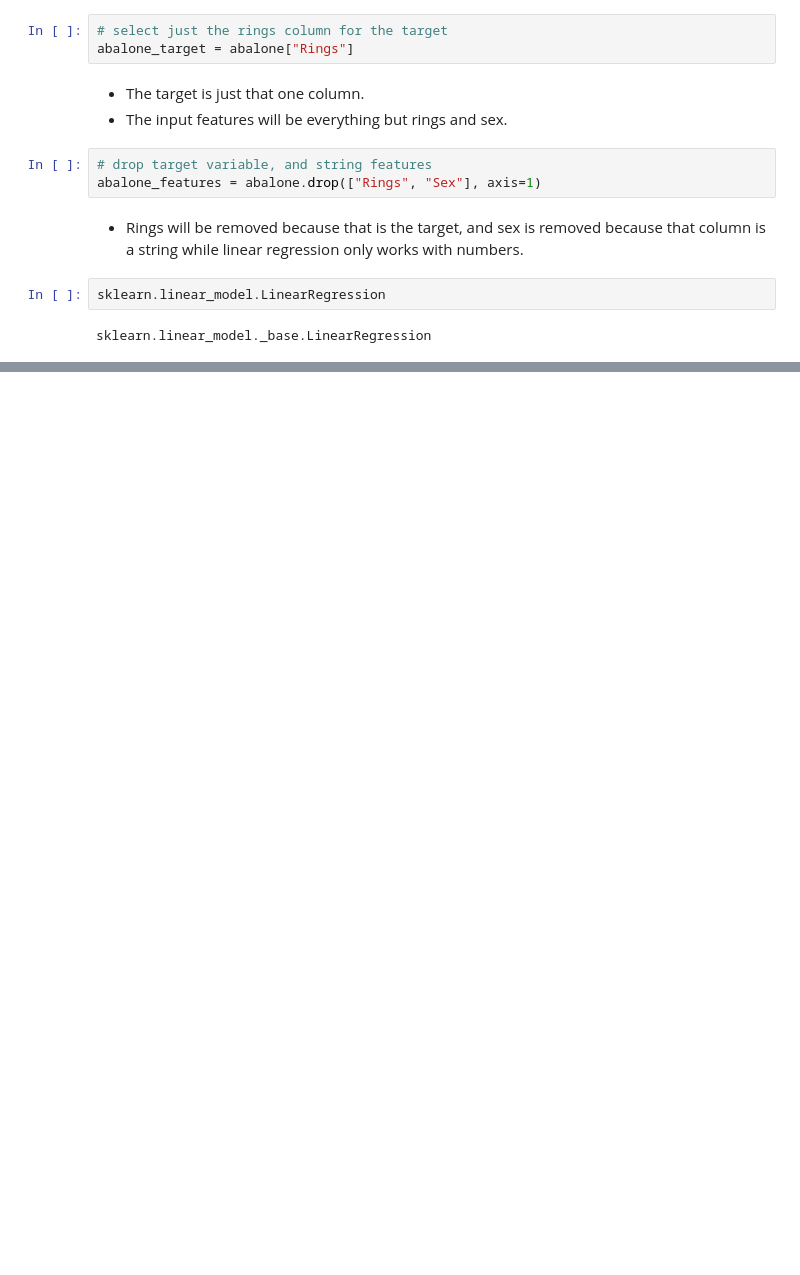
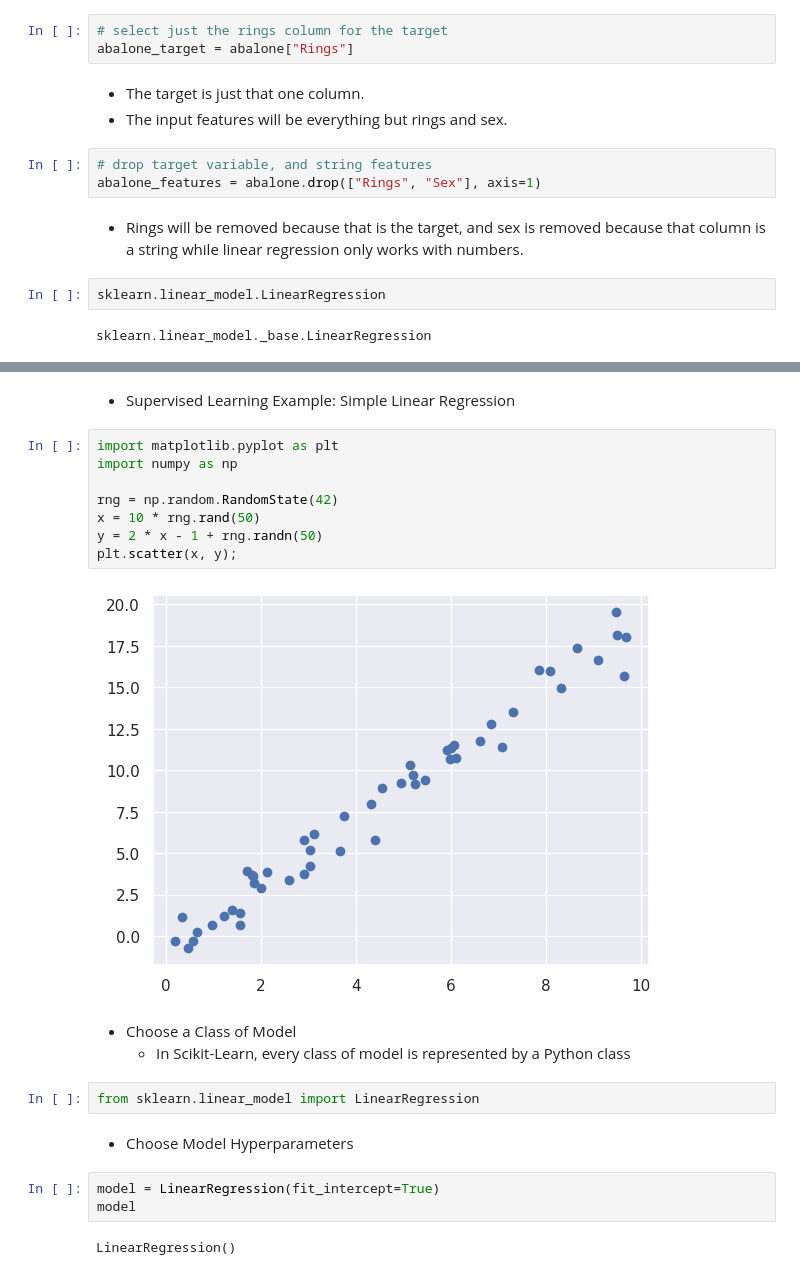
Before and after one commit to kaylamwong/Week-11-Exploratory-Data-Analysis-, a Jupyter notebook: Build a Model Fast (Introduction to Scikit-learn).ipynb, the cells around one changed output, grey strips where cells are left out. Saved outputs shown, nothing was run; the diff lists cells and outputs as text; blank space fills up the shorter version.

```diff
--- a/Build a Model Fast (Introduction to Scikit-learn).ipynb
+++ b/Build a Model Fast (Introduction to Scikit-learn).ipynb
@@ -39,0 +200,24 @@ sklearn.linear_model._base.LinearRegression
+# %% [markdown]
+- Supervised Learning Example: Simple Linear Regression
+# %%
+import matplotlib.pyplot as plt
+import numpy as np
+
+rng = np.random.RandomState(42)
+x = 10 * rng.rand(50)
+y = 2 * x - 1 + rng.randn(50)
+plt.scatter(x, y);
+# %% [output]
+[figure, added]
+# %% [markdown]
+- Choose a Class of Model
+    - In Scikit-Learn, every class of model is represented by a Python class
+# %%
+from sklearn.linear_model import LinearRegression
+# %% [markdown]
+- Choose Model Hyperparameters
+# %%
+model = LinearRegression(fit_intercept=True)
+model
+# %% [output]
+LinearRegression()
```
Also changed, not shown: parts of 41 cells of this notebook.
